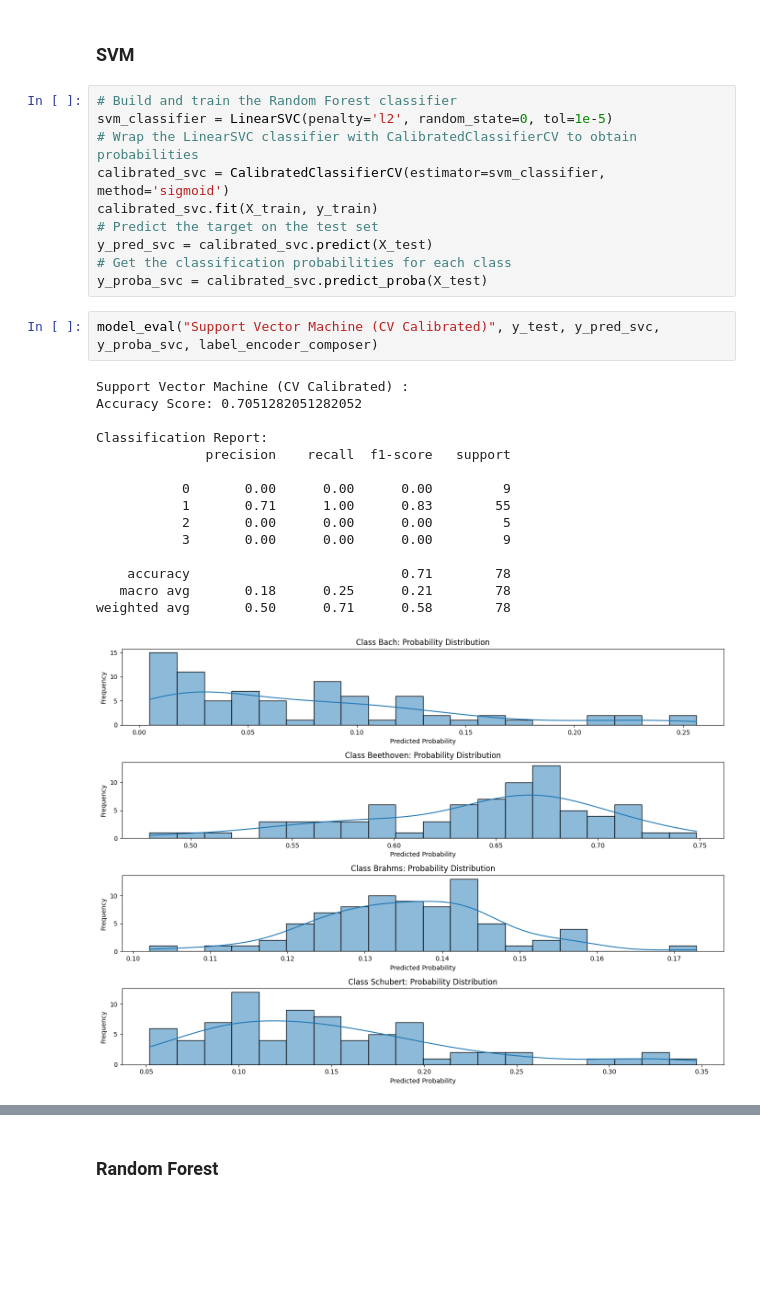
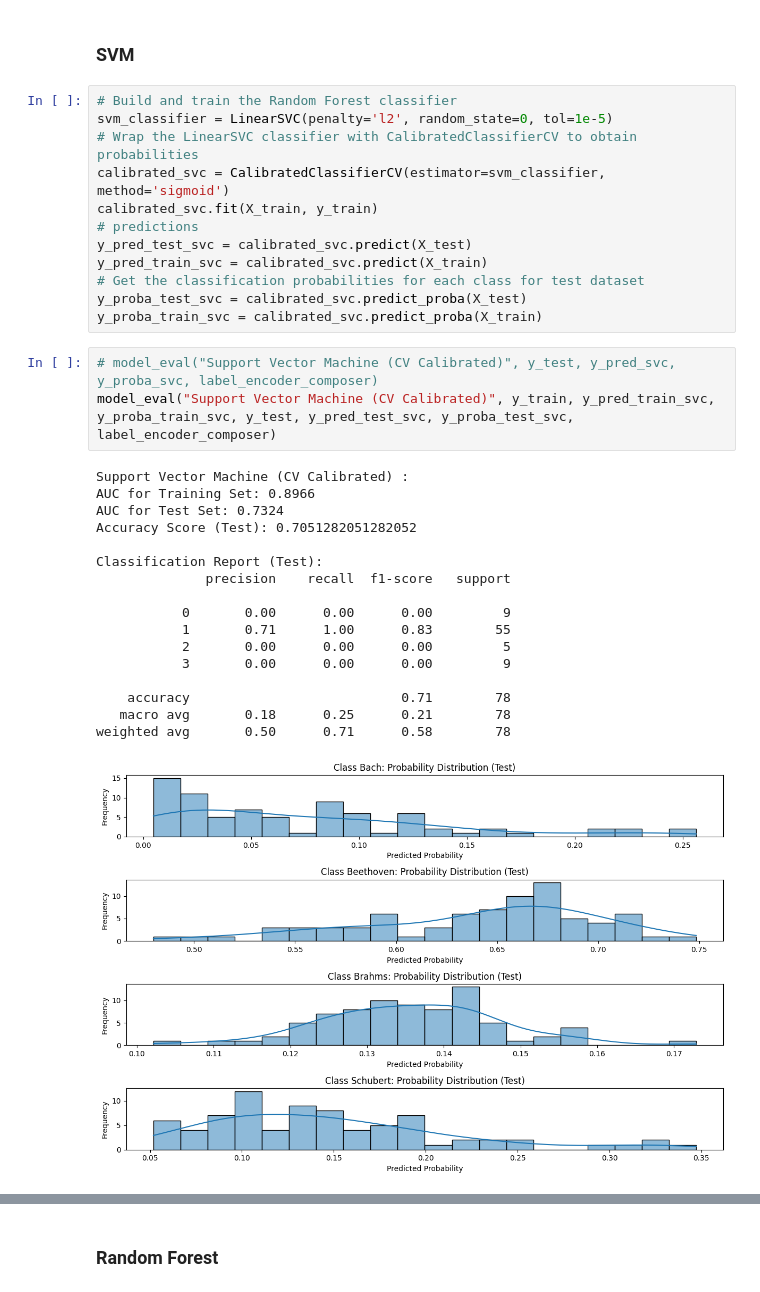
Before and after one commit to dBartMasters/sfl-challenge, a Jupyter notebook: explore_nb_mido.ipynb, the cells around one changed output, grey strips where cells are left out. Saved outputs shown, nothing was run; the diff lists cells and outputs as text; blank space fills up the shorter version.

```diff
--- a/explore_nb_mido.ipynb
+++ b/explore_nb_mido.ipynb
@@ -311,25 +318,30 @@ svm_classifier = LinearSVC(penalty='l2', random_state=0, tol=1e-5)
 # Wrap the LinearSVC classifier with CalibratedClassifierCV to obtain probabilities
 calibrated_svc = CalibratedClassifierCV(estimator=svm_classifier, method='sigmoid')
 calibrated_svc.fit(X_train, y_train)
-# Predict the target on the test set
-y_pred_svc = calibrated_svc.predict(X_test)
-# Get the classification probabilities for each class
-y_proba_svc = calibrated_svc.predict_proba(X_test)
+# predictions
+y_pred_test_svc = calibrated_svc.predict(X_test)
+y_pred_train_svc = calibrated_svc.predict(X_train)
+# Get the classification probabilities for each class for test dataset
+y_proba_test_svc = calibrated_svc.predict_proba(X_test)
+y_proba_train_svc = calibrated_svc.predict_proba(X_train)
 # %%
-model_eval("Support Vector Machine (CV Calibrated)", y_test, y_pred_svc, y_proba_svc, label_encoder_composer)
+# model_eval("Support Vector Machine (CV Calibrated)", y_test, y_pred_svc, y_proba_svc, label_encoder_composer)
+model_eval("Support Vector Machine (CV Calibrated)", y_train, y_pred_train_svc, y_proba_train_svc, y_test, y_pred_test_svc, y_proba_test_svc, label_encoder_composer)
 # %% [output]
 Support Vector Machine (CV Calibrated) :
-Accuracy Score: 0.7051282051282052
+AUC for Training Set: 0.8966
+AUC for Test Set: 0.7324
+Accuracy Score (Test): 0.7051282051282052
 
-Classification Report:
+Classification Report (Test):
               precision    recall  f1-score   support
 
            0       0.00      0.00      0.00         9
            1       0.71      1.00      0.83        55
            2       0.00      0.00      0.00         5
            3       0.00      0.00      0.00         9
 
     accuracy                           0.71        78
    macro avg       0.18      0.25      0.21        78
 weighted avg       0.50      0.71      0.58        78
-[figure, old version]
+[figure, new version]
```
Also changed, not shown: parts of 8 cells of this notebook, 2 other files.
